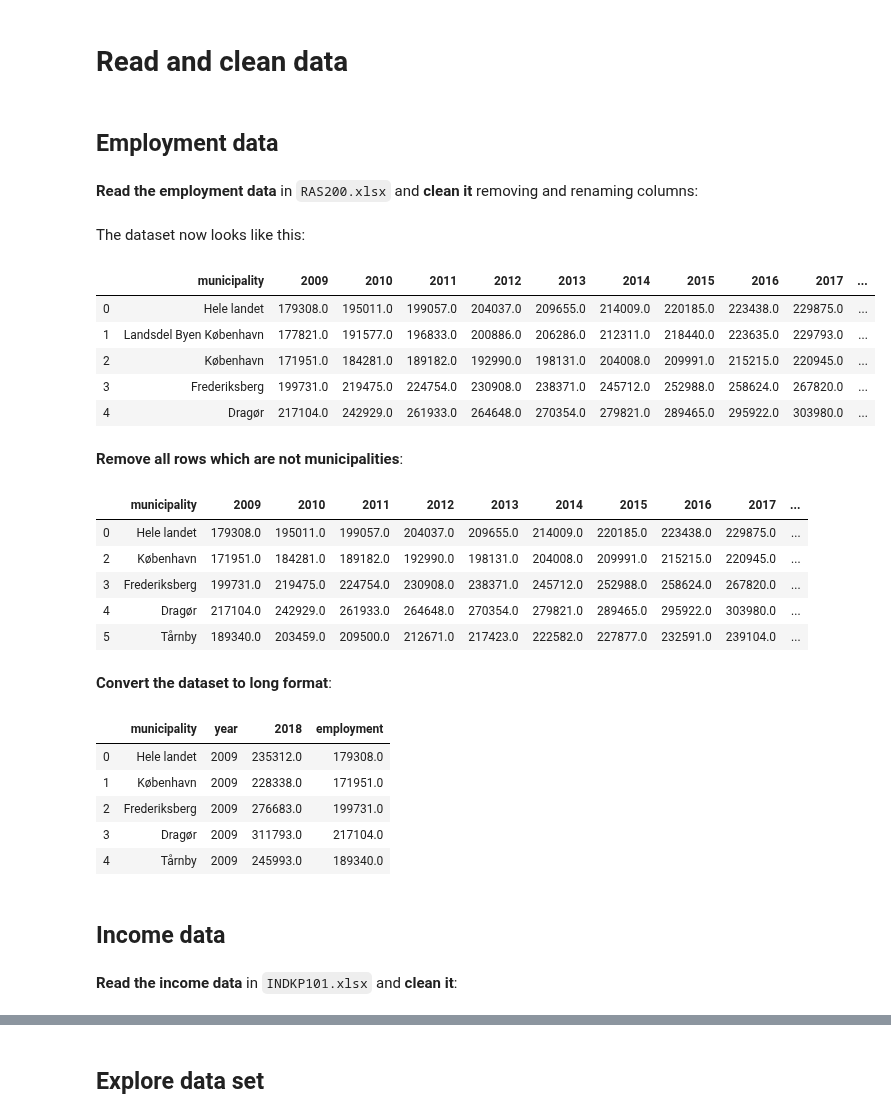
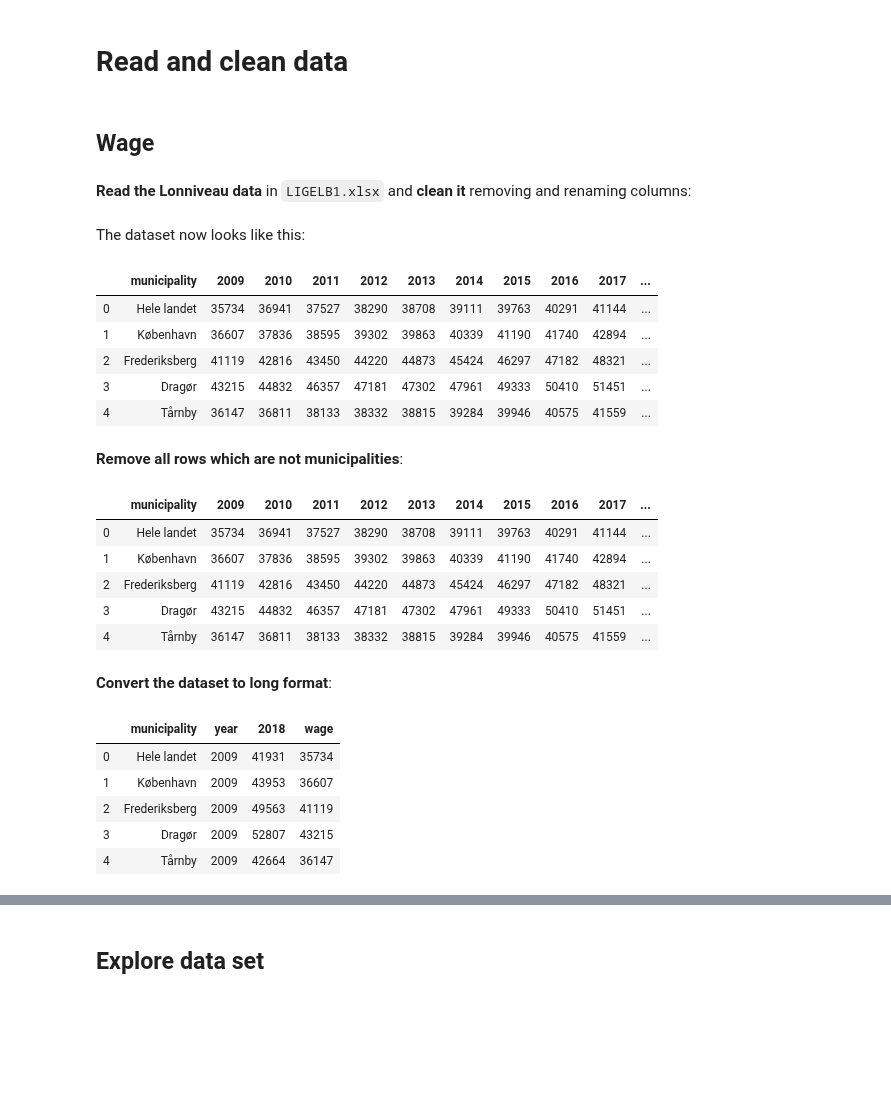
Before and after one commit to NumEconCopenhagen/projects-2020-tobiasharald, a Jupyter notebook: dataproject/dataproject.ipynb, the cells around one changed output, grey strips where cells are left out. Drawn from its saved outputs; the diff is of its cells as text; code cells hidden in the pictures; blank space fills up the shorter version.

```diff
--- a/dataproject/dataproject.ipynb
+++ b/dataproject/dataproject.ipynb
@@ -24,62 +27,58 @@ import dataproject
 # %% [markdown]
 # Read and clean data
-# %% [markdown]
-## Employment data
+# %% [markdown]
+## Wage
 # %% [markdown]
-**Read the employment data** in ``RAS200.xlsx`` and **clean it** removing and renaming columns:
+**Read the Lonniveau data** in ``LIGELB1.xlsx`` and **clean it** removing and renaming columns:
 # %%
 # a. load
-empl = pd.read_excel('INDKP106.xlsx', skiprows=2)
+wage = pd.read_excel('LIGELB1.xlsx', skiprows=2)
 
 # b. drop columns
 drop_these = ['Unnamed: 0', 'Unnamed: 1', 'Unnamed: 2', 'Unnamed: 3']
-empl.drop(drop_these, axis=1, inplace=True)
+wage.drop(drop_these, axis=1, inplace=True)
 
 # c. rename columns
-empl.rename(columns = {'Unnamed: 4':'municipality'}, inplace=True)
+wage.rename(columns = {'Unnamed: 4':'municipality'}, inplace=True)
 # %% [markdown]
 The dataset now looks like this:
 # %%
-empl.head()
+wage.head()
 # %% [output]
 |  | municipality | 2009 | 2010 | 2011 | 2012 | 2013 | 2014 | 2015 | 2016 | 2017 | ... |
-| 0 | Hele landet | 179308.0 | 195011.0 | 199057.0 | 204037.0 | 209655.0 | 214009.0 | 220185.0 | 223438.0 | 229875.0 | ... |
-| 1 | Landsdel Byen København | 177821.0 | 191577.0 | 196833.0 | 200886.0 | 206286.0 | 212311.0 | 218440.0 | 223635.0 | 229793.0 | ... |
-| 2 | København | 171951.0 | 184281.0 | 189182.0 | 192990.0 | 198131.0 | 204008.0 | 209991.0 | 215215.0 | 220945.0 | ... |
-| 3 | Frederiksberg | 199731.0 | 219475.0 | 224754.0 | 230908.0 | 238371.0 | 245712.0 | 252988.0 | 258624.0 | 267820.0 | ... |
-| 4 | Dragør | 217104.0 | 242929.0 | 261933.0 | 264648.0 | 270354.0 | 279821.0 | 289465.0 | 295922.0 | 303980.0 | ... |
+| 0 | Hele landet | 35734 | 36941 | 37527 | 38290 | 38708 | 39111 | 39763 | 40291 | 41144 | ... |
+| 1 | København | 36607 | 37836 | 38595 | 39302 | 39863 | 40339 | 41190 | 41740 | 42894 | ... |
+| 2 | Frederiksberg | 41119 | 42816 | 43450 | 44220 | 44873 | 45424 | 46297 | 47182 | 48321 | ... |
+| 3 | Dragør | 43215 | 44832 | 46357 | 47181 | 47302 | 47961 | 49333 | 50410 | 51451 | ... |
+| 4 | Tårnby | 36147 | 36811 | 38133 | 38332 | 38815 | 39284 | 39946 | 40575 | 41559 | ... |
 # %% [markdown]
 **Remove all rows which are not municipalities**:
 # %%
-empl = dataproject.only_keep_municipalities(empl)
-empl.head()
+wage = dataproject.only_keep_municipalities(wage)
+wage.head()
 # %% [output]
 |  | municipality | 2009 | 2010 | 2011 | 2012 | 2013 | 2014 | 2015 | 2016 | 2017 | ... |
-| 0 | Hele landet | 179308.0 | 195011.0 | 199057.0 | 204037.0 | 209655.0 | 214009.0 | 220185.0 | 223438.0 | 229875.0 | ... |
-| 2 | København | 171951.0 | 184281.0 | 189182.0 | 192990.0 | 198131.0 | 204008.0 | 209991.0 | 215215.0 | 220945.0 | ... |
-| 3 | Frederiksberg | 199731.0 | 219475.0 | 224754.0 | 230908.0 | 238371.0 | 245712.0 | 252988.0 | 258624.0 | 267820.0 | ... |
-| 4 | Dragør | 217104.0 | 242929.0 | 261933.0 | 264648.0 | 270354.0 | 279821.0 | 289465.0 | 295922.0 | 303980.0 | ... |
-| 5 | Tårnby | 189340.0 | 203459.0 | 209500.0 | 212671.0 | 217423.0 | 222582.0 | 227877.0 | 232591.0 | 239104.0 | ... |
+| 0 | Hele landet | 35734 | 36941 | 37527 | 38290 | 38708 | 39111 | 39763 | 40291 | 41144 | ... |
+| 1 | København | 36607 | 37836 | 38595 | 39302 | 39863 | 40339 | 41190 | 41740 | 42894 | ... |
+| 2 | Frederiksberg | 41119 | 42816 | 43450 | 44220 | 44873 | 45424 | 46297 | 47182 | 48321 | ... |
+| 3 | Dragør | 43215 | 44832 | 46357 | 47181 | 47302 | 47961 | 49333 | 50410 | 51451 | ... |
+| 4 | Tårnby | 36147 | 36811 | 38133 | 38332 | 38815 | 39284 | 39946 | 40575 | 41559 | ... |
 # %% [markdown]
 **Convert the dataset to long format**:
 # %%
 # a. rename year columns
-mydict = {str(i):f'employment{i}' for i in range(2008,2018)}
-empl.rename(columns = mydict, inplace=True)
+mydict = {str(i):f'wage{i}' for i in range(2009,2018)}
+wage.rename(columns = mydict, inplace=True)
 
 # b. convert to long
-empl_long = pd.wide_to_long(empl, stubnames='employment', i='municipality', j='year').reset_index()
+wage_long = pd.wide_to_long(wage, stubnames='wage', i='municipality', j='year').reset_index()
 
 # c. show
-empl_long.head()
+wage_long.head()
 # %% [output]
-|  | municipality | year | 2018 | employment |
-| 0 | Hele landet | 2009 | 235312.0 | 179308.0 |
-| 1 | København | 2009 | 228338.0 | 171951.0 |
-| 2 | Frederiksberg | 2009 | 276683.0 | 199731.0 |
-| 3 | Dragør | 2009 | 311793.0 | 217104.0 |
-| 4 | Tårnby | 2009 | 245993.0 | 189340.0 |
+|  | municipality | year | 2018 | wage |
+| 0 | Hele landet | 2009 | 41931 | 35734 |
+| 1 | København | 2009 | 43953 | 36607 |
+| 2 | Frederiksberg | 2009 | 49563 | 41119 |
+| 3 | Dragør | 2009 | 52807 | 43215 |
+| 4 | Tårnby | 2009 | 42664 | 36147 |
-# %% [markdown]
-## Income data
-# %% [markdown]
-**Read the income data** in ``INDKP101.xlsx`` and **clean it**:
```
Also changed, not shown: parts of 14 cells of this notebook, 1 other file.
